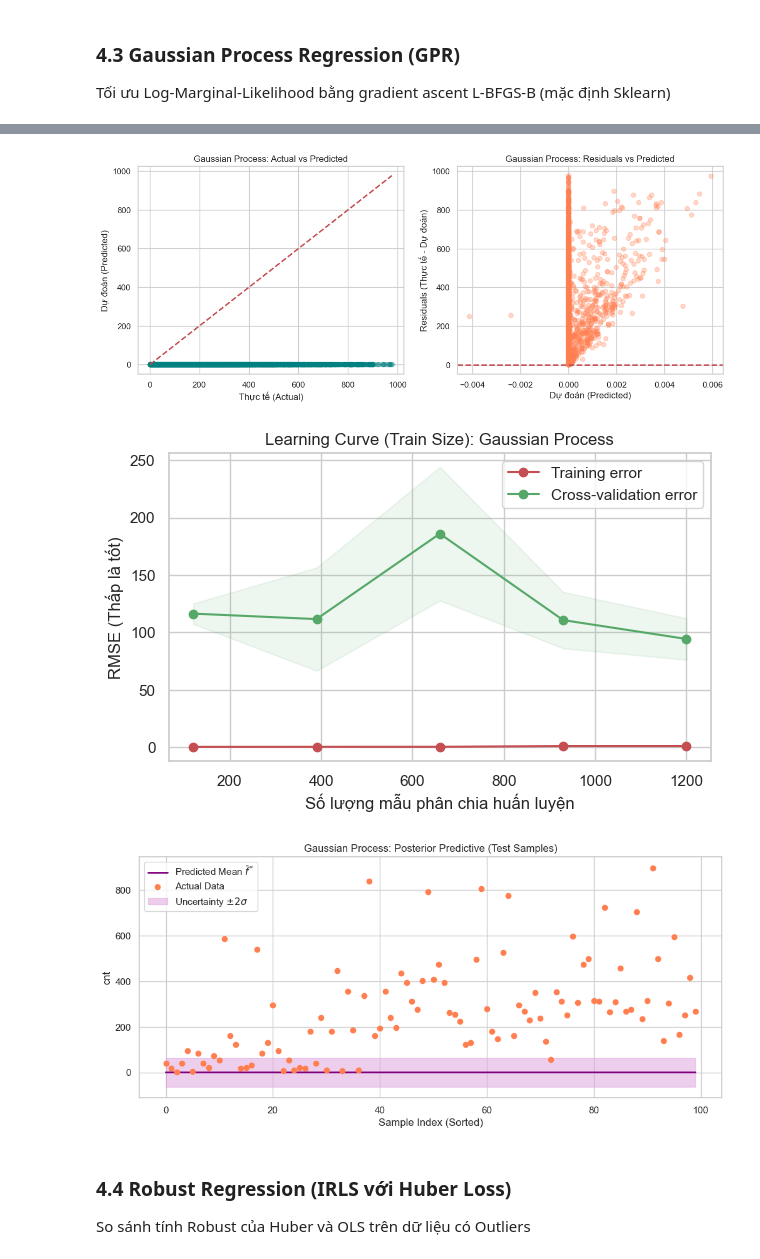
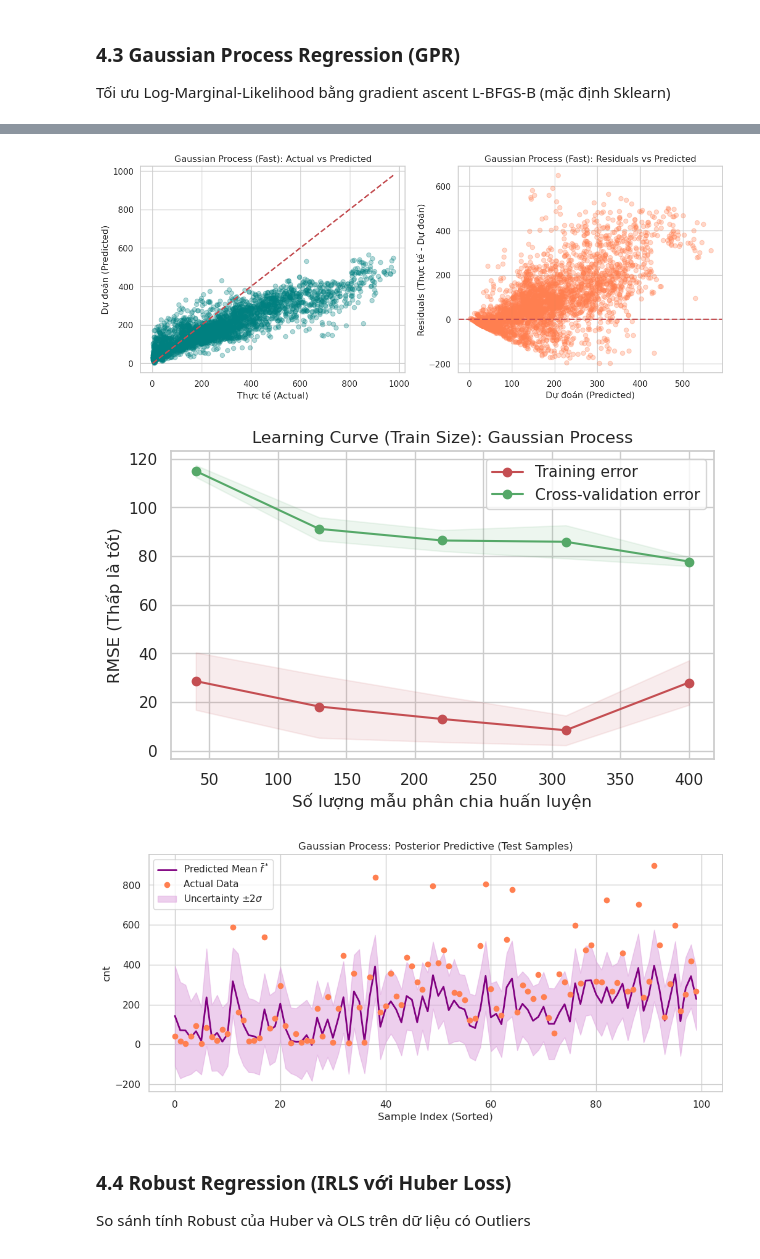
Before and after one commit to tdat1465/lab1-intro2ML, a Jupyter notebook: code/Part1_Regression/4_advanced_regression.ipynb, the cells around one changed output, grey strips where cells are left out. Saved outputs shown, nothing was run; the diff lists cells and outputs as text; code cells hidden in the pictures.

```diff
--- a/code/Part1_Regression/4_advanced_regression.ipynb
+++ b/code/Part1_Regression/4_advanced_regression.ipynb
@@ -170,12 +171,15 @@ krr_grid.fit(X_train_sub, y_train_sub)
 
 print(f"Optimal KRR Parameters: {krr_grid.best_params_}")
 
-model_krr = krr_grid.best_estimator_
+best_krr_params = krr_grid.best_params_
+model_krr = KernelRidge(**best_krr_params)
 model_krr.fit(X_train_scaled, y_train)
 
 
 def fit_pred_kr(X_tr, y_tr, X_val):
-    return model_krr.predict(X_val), model_krr
+    model = KernelRidge(**best_krr_params)
+    model.fit(X_tr, y_tr)
+    return model.predict(X_val), model
 
 
 _ = evaluate_model(
@@ -190,6 +194,6 @@ _ = evaluate_model(
 )
 
 plot_sklearn_learning_curve_wrapper(
-    KernelRidge(**krr_grid.best_params_), "Kernel Ridge", X_train_sub, y_train_sub
+    KernelRidge(**best_krr_params), "Kernel Ridge", X_train_sub, y_train_sub
 )
 # %% [output]
@@ -213,15 +217,42 @@ Optimal KRR Parameters: {'alpha': np.float64(0.01), 'degree': 2, 'gamma': np.flo
 ### 4.3 Gaussian Process Regression (GPR)
 Tối ưu Log-Marginal-Likelihood bằng gradient ascent L-BFGS-B (mặc định Sklearn)
 # %%
-# Sử dụng ConstantKernel * RBF để học scale chiều cao và chiều ngang
-kernel = C(1.0, (1e-3, 1e3)) * RBF(length_scale=1.0, length_scale_bounds=(1e-2, 1e2))
+from sklearn.gaussian_process.kernels import WhiteKernel
 
-# GPR chạy rất lâu với N lớn, phải subsample
-X_gpr_tr, y_gpr_tr = resample(X_train_scaled, y_train, n_samples=1500, random_state=42)
+# FAST_MODE để giảm thời gian chạy khi debug/so sánh nhanh
+FAST_MODE = True
 
-gpr = GaussianProcessRegressor(
-    kernel=kernel, alpha=0.5, n_restarts_optimizer=2, random_state=42
+# Kernel linh hoạt hơn để tránh chạm biên constant_value và học noise rõ ràng
+kernel = (
+    C(1.0, (1e-3, 1e5))
+    * RBF(length_scale=1.0, length_scale_bounds=(1e-3, 1e3))
+    + WhiteKernel(noise_level=1.0, noise_level_bounds=(1e-6, 1e2))
 )
+
+# GPR có độ phức tạp cao: giảm kích thước mẫu trong FAST_MODE
+gpr_fit_samples = 600 if FAST_MODE else 1500
+gpr_cv_samples = 800 if FAST_MODE else 2500
+gpr_restarts = 1 if FAST_MODE else 5
+
+X_gpr_tr, y_gpr_tr = resample(
+    X_train_scaled, y_train, n_samples=gpr_fit_samples, random_state=42
+)
+X_gpr_cv, y_gpr_cv = resample(
+    X_train_scaled, y_train, n_samples=gpr_cv_samples, random_state=7
+)
+
+
+def build_gpr():
+    return GaussianProcessRegressor(
+        kernel=kernel,
+        normalize_y=True,
+        n_restarts_optimizer=gpr_restarts,
+        random_state=42,
+    )
+
+
+# Fit một model tham chiếu để in kernel học được và vẽ uncertainty
+gpr = build_gpr()
 gpr.fit(X_gpr_tr, y_gpr_tr)
 
 print(f"Learned Kernel Parameters (Gradient Ascent): {gpr.kernel_}")
@@ -229,25 +260,28 @@ print(f"Maximized Log-Marginal-Likelihood: {gpr.log_marginal_likelihood_value_:.
 
 
 def fit_pred_gpr(X_tr, y_tr, X_val):
-    return gpr.predict(X_val), gpr
+    model = build_gpr()
+    model.fit(X_tr, y_tr)
+    return model.predict(X_val), model
 
 
+gpr_model_name = "Gaussian Process (Fast)" if FAST_MODE else "Gaussian Process"
 _ = evaluate_model(
-    "Gaussian Process",
+    gpr_model_name,
     fit_pred_gpr,
-    X_train_scaled,
-    y_train,
+    X_gpr_cv,
+    y_gpr_cv,
     X_test_scaled,
     y_test,
-    X_val_scaled,
-    y_val,
 )
 
+gpr_lc_cv = 3 if FAST_MODE else 5
 plot_sklearn_learning_curve_wrapper(
-    GaussianProcessRegressor(kernel=kernel, alpha=0.5, random_state=42),
+    build_gpr(),
     "Gaussian Process",
     X_gpr_tr,
     y_gpr_tr,
+    cv=gpr_lc_cv,
 )
 
 y_pred_gp, y_std_gp = gpr.predict(X_test_scaled, return_std=True)
@@ -291,6 +321,6 @@ Maximized Log-Marginal-Likelihood: -38631.3580
-[figure, old version]
+[figure, new version]
-[figure, old version]
+[figure, new version]
-[figure, old version]
+[figure, new version]
 # %% [markdown]
 ### 4.4 Robust Regression (IRLS với Huber Loss)
 So sánh tính Robust của Huber và OLS trên dữ liệu có Outliers
```
Also changed, not shown: parts of 5 cells of this notebook, 7 other files.
